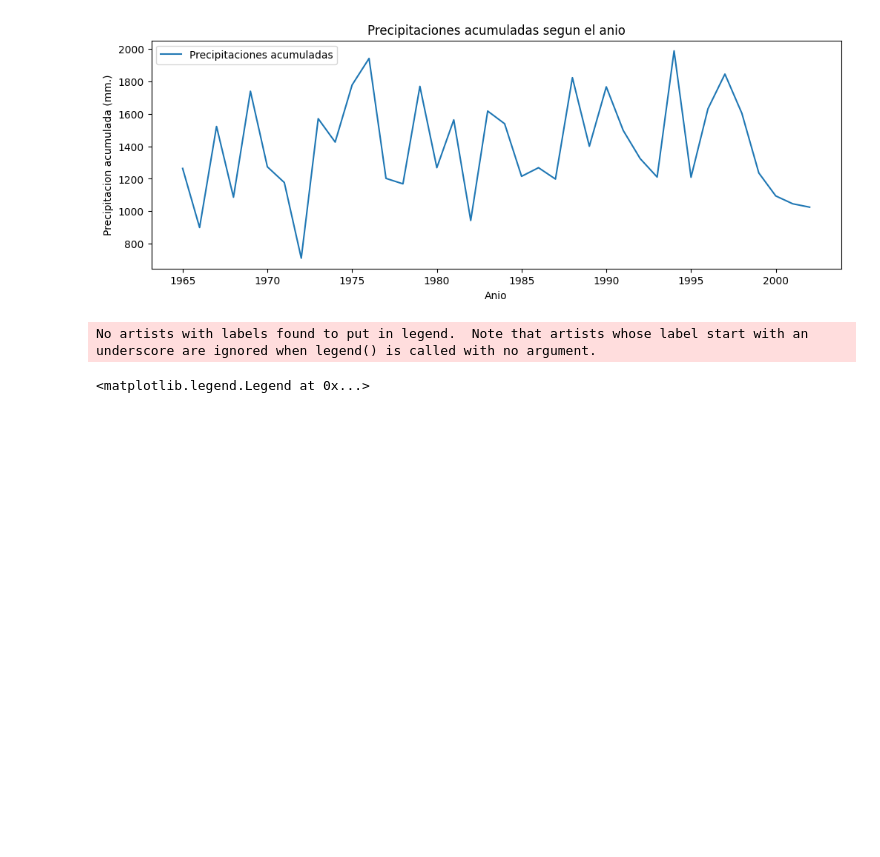
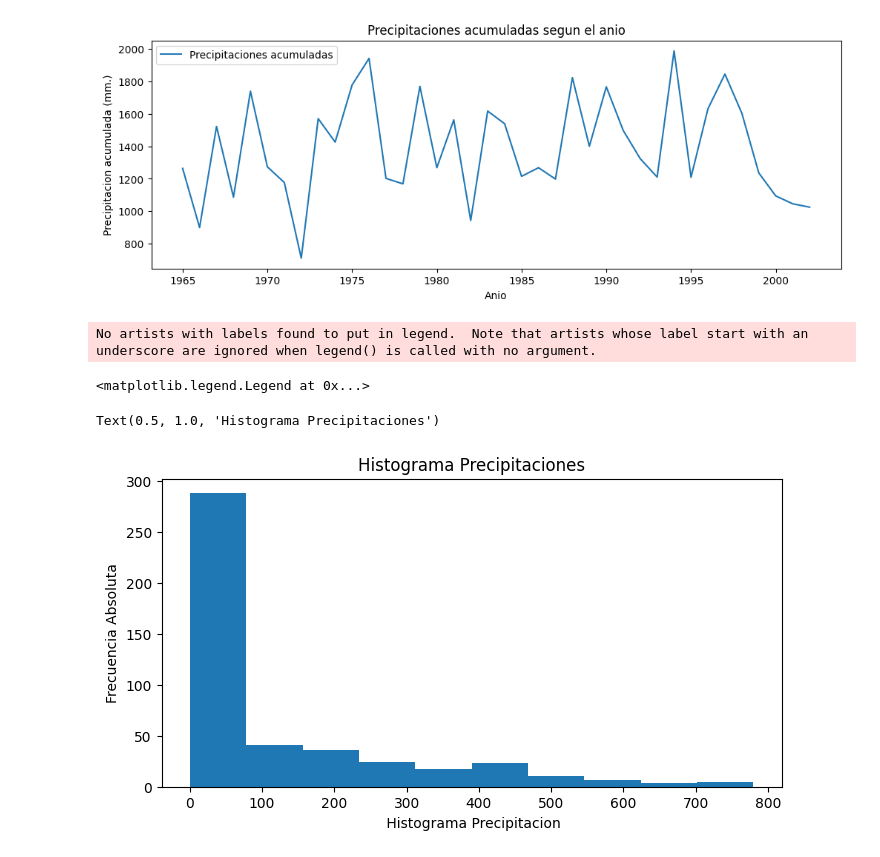
Before and after one commit to FernandoRamirez298/Data-Science-101, a Jupyter notebook: C04/Notebooks/C04.ipynb, the cells around one changed output. Cells and saved outputs as stored; diff of their text form; code cells hidden in the pictures; blank space fills up the shorter version.

```diff
--- a/C04/Notebooks/C04.ipynb
+++ b/C04/Notebooks/C04.ipynb
@@ -298,3 +298,12 @@ fig.savefig("precipitaciones_anio.pdf")
 # %% [output]
 No artists with labels found to put in legend.  Note that artists whose label start with an underscore are ignored when legend() is called with no argument.
 <matplotlib.legend.Legend at 0x...>
+# %%
+fig, ax = plt.subplots(figsize=(8,4))
+ax.hist(df_lluvias.values.flatten(), bins=10)
+ax.set_xlabel(' Histograma Precipitacion')
+ax.set_ylabel('Frecuencia Absoluta')
+ax.set_title('Histograma Precipitaciones')
+# %% [output]
+Text(0.5, 1.0, 'Histograma Precipitaciones')
+[figure, added]
```
